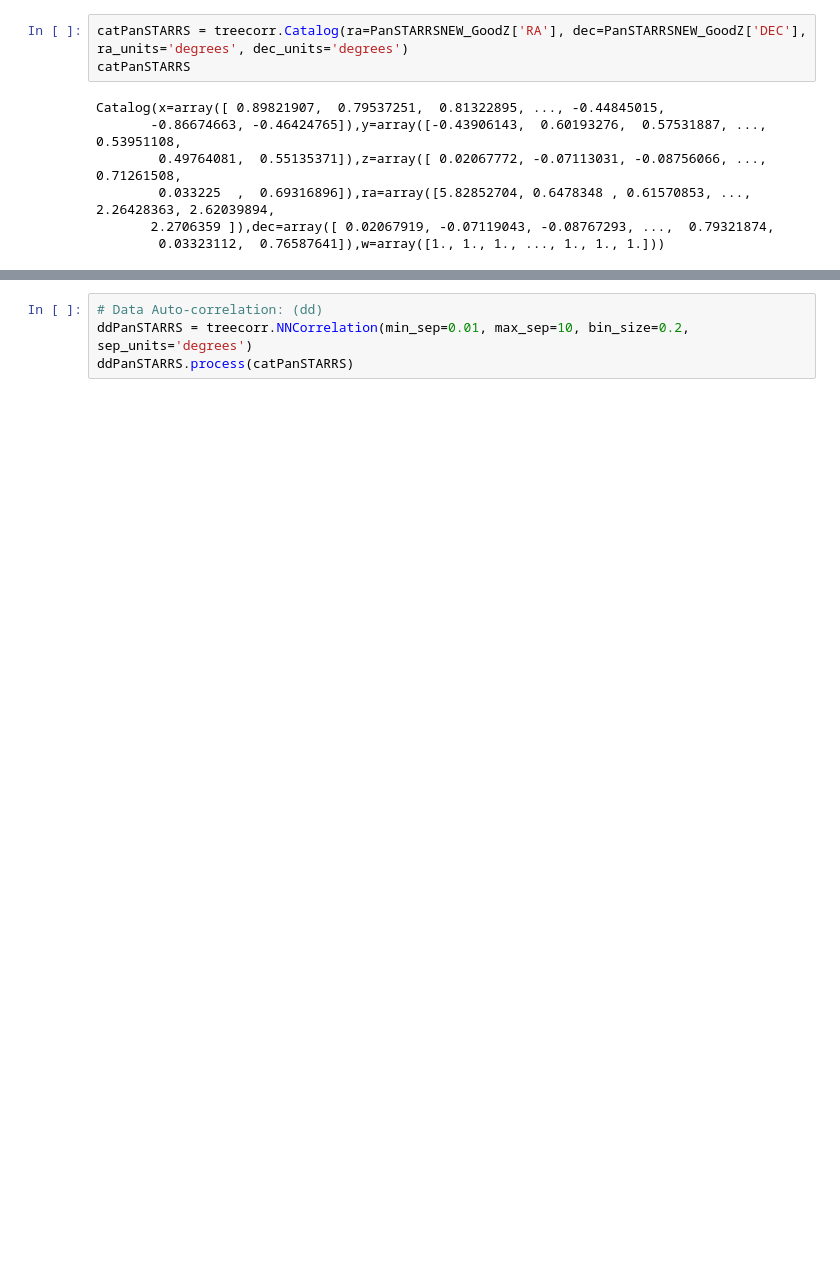
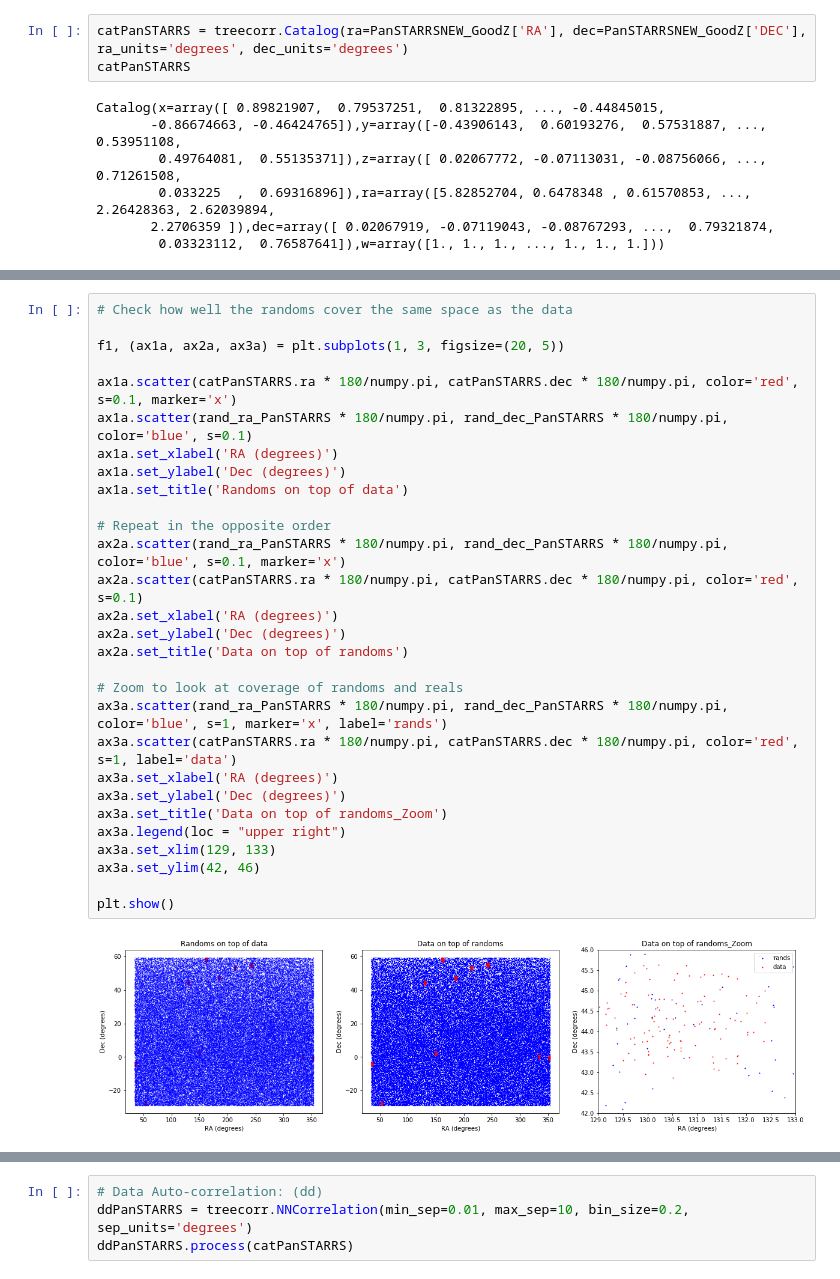
Before and after one commit to MTabbutt/Cosmology, a Jupyter notebook: SNe CrossCorrelations/PanSTARRS and CMASS _ Correlations.ipynb, the cells around one changed output, grey strips where cells are left out. Drawn from its saved outputs; the diff is of its cells as text; blank space fills up the shorter version.

```diff
--- a/SNe CrossCorrelations/PanSTARRS and CMASS _ Correlations.ipynb
+++ b/SNe CrossCorrelations/PanSTARRS and CMASS _ Correlations.ipynb
@@ -101,0 +145,31 @@ Catalog(x=array([ 0.89821907,  0.79537251,  0.81322895, ..., -0.44845015,
+# %%
+# Check how well the randoms cover the same space as the data
+
+f1, (ax1a, ax2a, ax3a) = plt.subplots(1, 3, figsize=(20, 5))
+
+ax1a.scatter(catPanSTARRS.ra * 180/numpy.pi, catPanSTARRS.dec * 180/numpy.pi, color='red', s=0.1, marker='x')
+ax1a.scatter(rand_ra_PanSTARRS * 180/numpy.pi, rand_dec_PanSTARRS * 180/numpy.pi, color='blue', s=0.1)
+ax1a.set_xlabel('RA (degrees)')
+ax1a.set_ylabel('Dec (degrees)')
+ax1a.set_title('Randoms on top of data')
+
+# Repeat in the opposite order
+ax2a.scatter(rand_ra_PanSTARRS * 180/numpy.pi, rand_dec_PanSTARRS * 180/numpy.pi, color='blue', s=0.1, marker='x')
+ax2a.scatter(catPanSTARRS.ra * 180/numpy.pi, catPanSTARRS.dec * 180/numpy.pi, color='red', s=0.1)
+ax2a.set_xlabel('RA (degrees)')
+ax2a.set_ylabel('Dec (degrees)')
+ax2a.set_title('Data on top of randoms')
+
+# Zoom to look at coverage of randoms and reals
+ax3a.scatter(rand_ra_PanSTARRS * 180/numpy.pi, rand_dec_PanSTARRS * 180/numpy.pi, color='blue', s=1, marker='x', label='rands')
+ax3a.scatter(catPanSTARRS.ra * 180/numpy.pi, catPanSTARRS.dec * 180/numpy.pi, color='red', s=1, label='data')
+ax3a.set_xlabel('RA (degrees)')
+ax3a.set_ylabel('Dec (degrees)')
+ax3a.set_title('Data on top of randoms_Zoom')
+ax3a.legend(loc = "upper right")
+ax3a.set_xlim(129, 133)
+ax3a.set_ylim(42, 46)
+
+plt.show()
+# %% [output]
+[figure, added]
```
Also changed, not shown: parts of 40 cells of this notebook, 1 other file.
